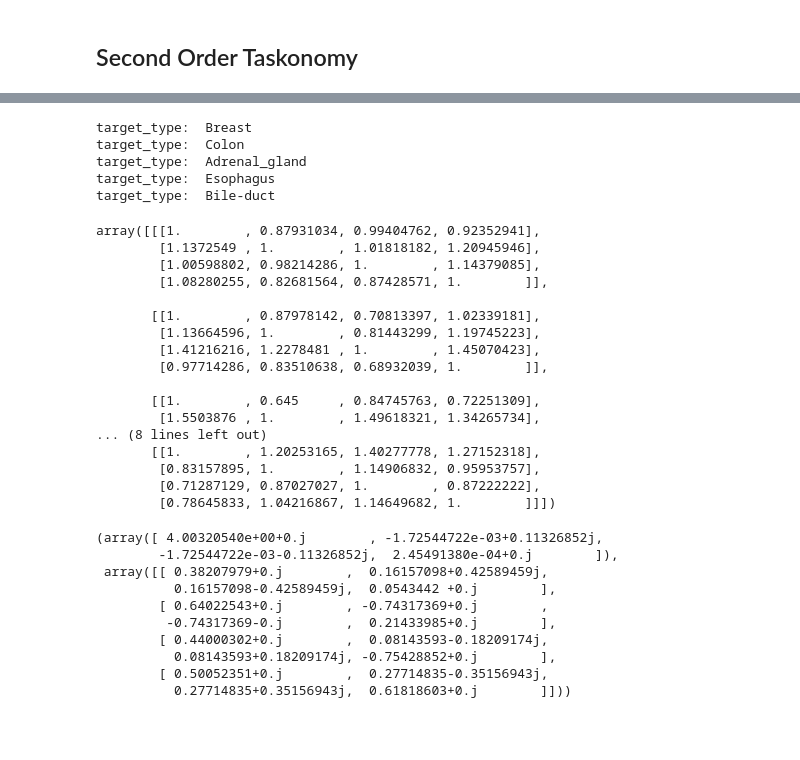
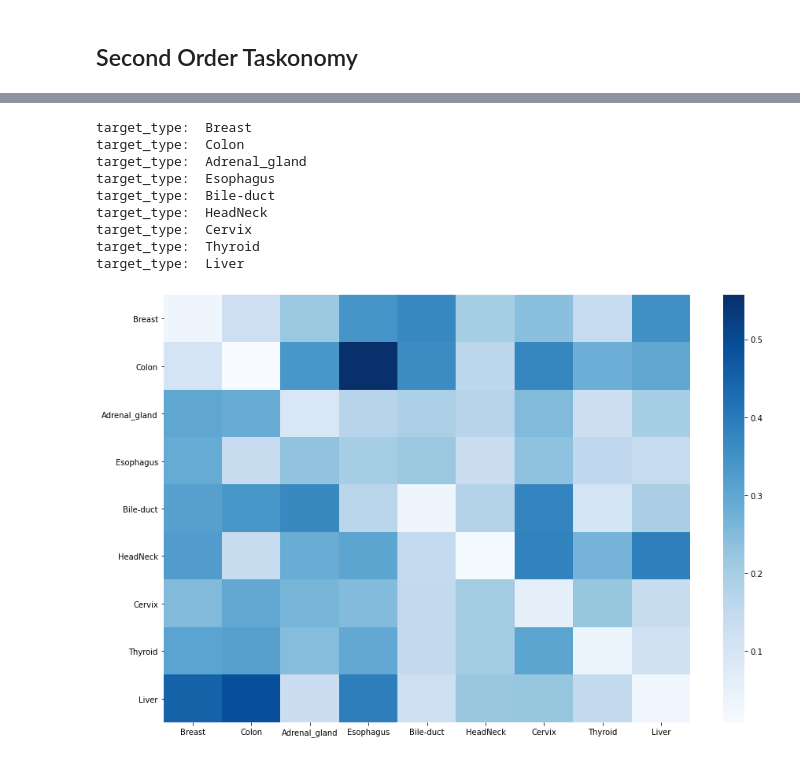
Before and after one commit to shikhar-srivastava/hover_net, a Jupyter notebook: taskonomy/notebooks/task_affinity.ipynb, the cells around one changed output, grey strips where cells are left out. Saved outputs shown, nothing was run; the diff lists cells and outputs as text; code cells hidden in the pictures; blank space fills up the shorter version.

```diff
--- a/taskonomy/notebooks/task_affinity.ipynb
+++ b/taskonomy/notebooks/task_affinity.ipynb
@@ -77,41 +2,0 @@ def tournament_matrix(type_list, metrics):
-# %%
-W, labels = tournament_matrix(type_list, metrics)
-# %% [output]
-target_type:  Breast
-target_type:  Colon
-target_type:  Adrenal_gland
-target_type:  Esophagus
-target_type:  Bile-duct
-# %%
-W
-# %% [output]
-array([[[1.        , 0.87931034, 0.99404762, 0.92352941],
-        [1.1372549 , 1.        , 1.01818182, 1.20945946],
-        [1.00598802, 0.98214286, 1.        , 1.14379085],
-        [1.08280255, 0.82681564, 0.87428571, 1.        ]],
-
-       [[1.        , 0.87978142, 0.70813397, 1.02339181],
-        [1.13664596, 1.        , 0.81443299, 1.19745223],
-        [1.41216216, 1.2278481 , 1.        , 1.45070423],
-        [0.97714286, 0.83510638, 0.68932039, 1.        ]],
-
-       [[1.        , 0.645     , 0.84745763, 0.72251309],
-        [1.5503876 , 1.        , 1.49618321, 1.34265734],
-... (8 lines left out)
-       [[1.        , 1.20253165, 1.40277778, 1.27152318],
-        [0.83157895, 1.        , 1.14906832, 0.95953757],
-        [0.71287129, 0.87027027, 1.        , 0.87222222],
-        [0.78645833, 1.04216867, 1.14649682, 1.        ]]])
-# %%
-np.linalg.eig(W[2])
-# %% [output]
-(array([ 4.00320540e+00+0.j        , -1.72544722e-03+0.11326852j,
-        -1.72544722e-03-0.11326852j,  2.45491380e-04+0.j        ]),
- array([[ 0.38207979+0.j        ,  0.16157098+0.42589459j,
-          0.16157098-0.42589459j,  0.0543442 +0.j        ],
-        [ 0.64022543+0.j        , -0.74317369+0.j        ,
-         -0.74317369-0.j        ,  0.21433985+0.j        ],
-        [ 0.44000302+0.j        ,  0.08143593-0.18209174j,
-          0.08143593+0.18209174j, -0.75428852+0.j        ],
-        [ 0.50052351+0.j        ,  0.27714835-0.35156943j,
-          0.27714835+0.35156943j,  0.61818603+0.j        ]]))
@@ -117,0 +14,18 @@ np.linalg.eig(W[2])
+# %%
+bucket_type = 'top9'
+metrics, type_list = read_metric_logs(bucket_type)
+a_distances, labels = calculate_affinity_distance(metrics, type_list, beta = 15)
+plt.figure(figsize=(15,10))
+sns.heatmap(a_distances, xticklabels=labels[0], yticklabels=labels[0], cmap='Blues')
+plt.show()
+# %% [output]
+target_type:  Breast
+target_type:  Colon
+target_type:  Adrenal_gland
+target_type:  Esophagus
+target_type:  Bile-duct
+target_type:  HeadNeck
+target_type:  Cervix
+target_type:  Thyroid
+target_type:  Liver
+[figure, added]
```
Also changed, not shown: parts of 9 cells of this notebook, 4 other files.
